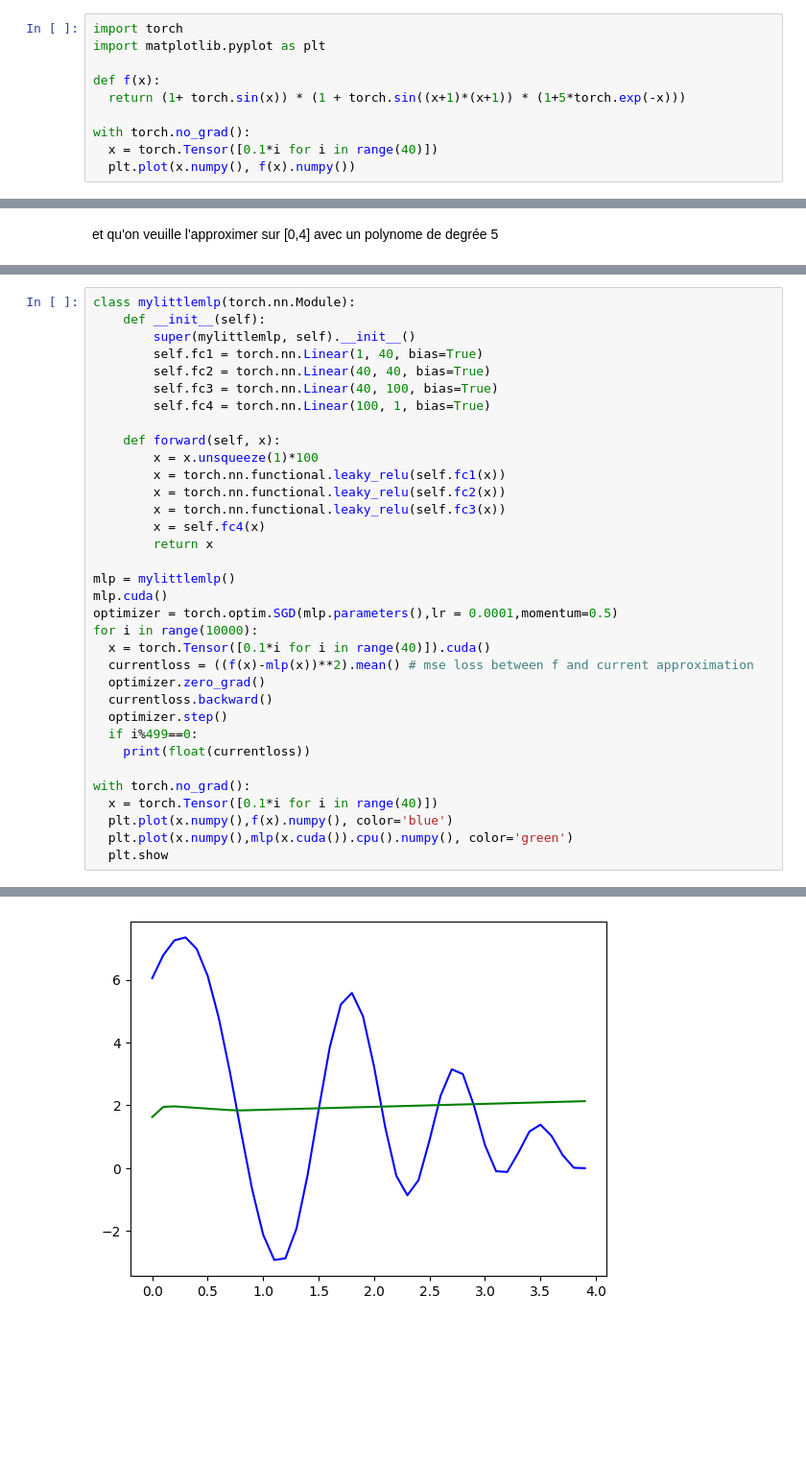
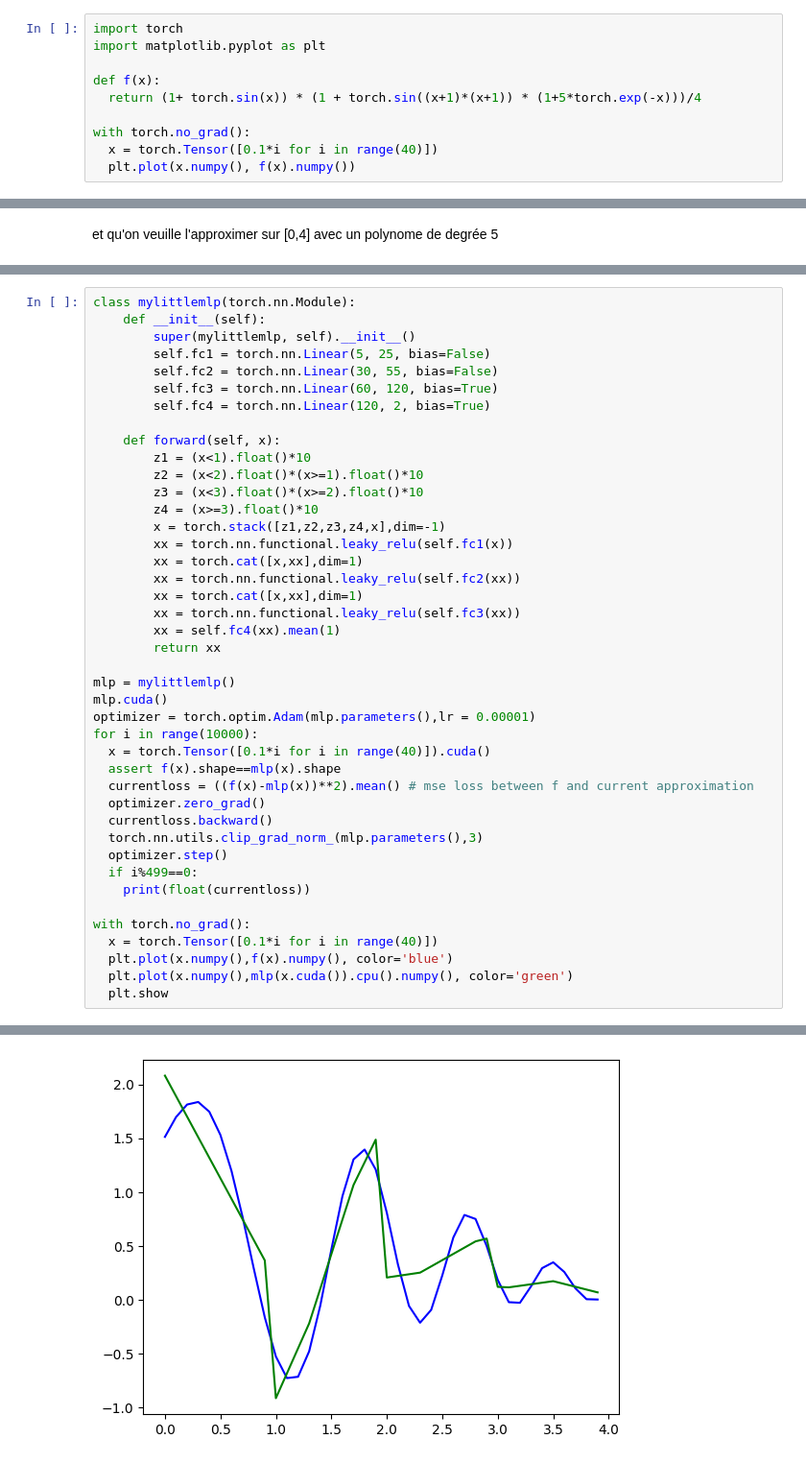
Before and after one commit to achanhon/coursdeeplearningcolab, a Jupyter notebook: illustration_cours_ensta.ipynb, the cells around one changed output, grey strips where cells are left out. Shown at 96% size. Drawn from its saved outputs; the diff is of its cells as text; blank space fills up the shorter version.

```diff
--- a/illustration_cours_ensta.ipynb
+++ b/illustration_cours_ensta.ipynb
@@ -56,7 +56,7 @@ import torch
 import matplotlib.pyplot as plt
 
 def f(x):
-  return (1+ torch.sin(x)) * (1 + torch.sin((x+1)*(x+1)) * (1+5*torch.exp(-x)))
+  return (1+ torch.sin(x)) * (1 + torch.sin((x+1)*(x+1)) * (1+5*torch.exp(-x)))/4
 
 with torch.no_grad():
   x = torch.Tensor([0.1*i for i in range(40)])
@@ -145,27 +145,35 @@ with torch.no_grad():
 class mylittlemlp(torch.nn.Module):
     def __init__(self):
         super(mylittlemlp, self).__init__()
-        self.fc1 = torch.nn.Linear(1, 40, bias=True)
-        self.fc2 = torch.nn.Linear(40, 40, bias=True)
-        self.fc3 = torch.nn.Linear(40, 100, bias=True)
-        self.fc4 = torch.nn.Linear(100, 1, bias=True)
+        self.fc1 = torch.nn.Linear(5, 25, bias=False)
+        self.fc2 = torch.nn.Linear(30, 55, bias=False)
+        self.fc3 = torch.nn.Linear(60, 120, bias=True)
+        self.fc4 = torch.nn.Linear(120, 2, bias=True)
 
     def forward(self, x):
-        x = x.unsqueeze(1)*100
-        x = torch.nn.functional.leaky_relu(self.fc1(x))
-        x = torch.nn.functional.leaky_relu(self.fc2(x))
-        x = torch.nn.functional.leaky_relu(self.fc3(x))
-        x = self.fc4(x)
-        return x
+        z1 = (x<1).float()*10
+        z2 = (x<2).float()*(x>=1).float()*10
+        z3 = (x<3).float()*(x>=2).float()*10
+        z4 = (x>=3).float()*10
+        x = torch.stack([z1,z2,z3,z4,x],dim=-1)
+        xx = torch.nn.functional.leaky_relu(self.fc1(x))
+        xx = torch.cat([x,xx],dim=1)
+        xx = torch.nn.functional.leaky_relu(self.fc2(xx))
+        xx = torch.cat([x,xx],dim=1)
+        xx = torch.nn.functional.leaky_relu(self.fc3(xx))
+        xx = self.fc4(xx).mean(1)
+        return xx
 
 mlp = mylittlemlp()
 mlp.cuda()
-optimizer = torch.optim.SGD(mlp.parameters(),lr = 0.0001,momentum=0.5)
+optimizer = torch.optim.Adam(mlp.parameters(),lr = 0.00001)
 for i in range(10000):
   x = torch.Tensor([0.1*i for i in range(40)]).cuda()
+  assert f(x).shape==mlp(x).shape
   currentloss = ((f(x)-mlp(x))**2).mean() # mse loss between f and current approximation
   optimizer.zero_grad()
   currentloss.backward()
+  torch.nn.utils.clip_grad_norm_(mlp.parameters(),3)
   optimizer.step()
   if i%499==0:
     print(float(currentloss))
@@ -196 +204 @@ with torch.no_grad():
-[figure, old version]
+[figure, new version]
```
Also changed, not shown: parts of 4 cells of this notebook.
